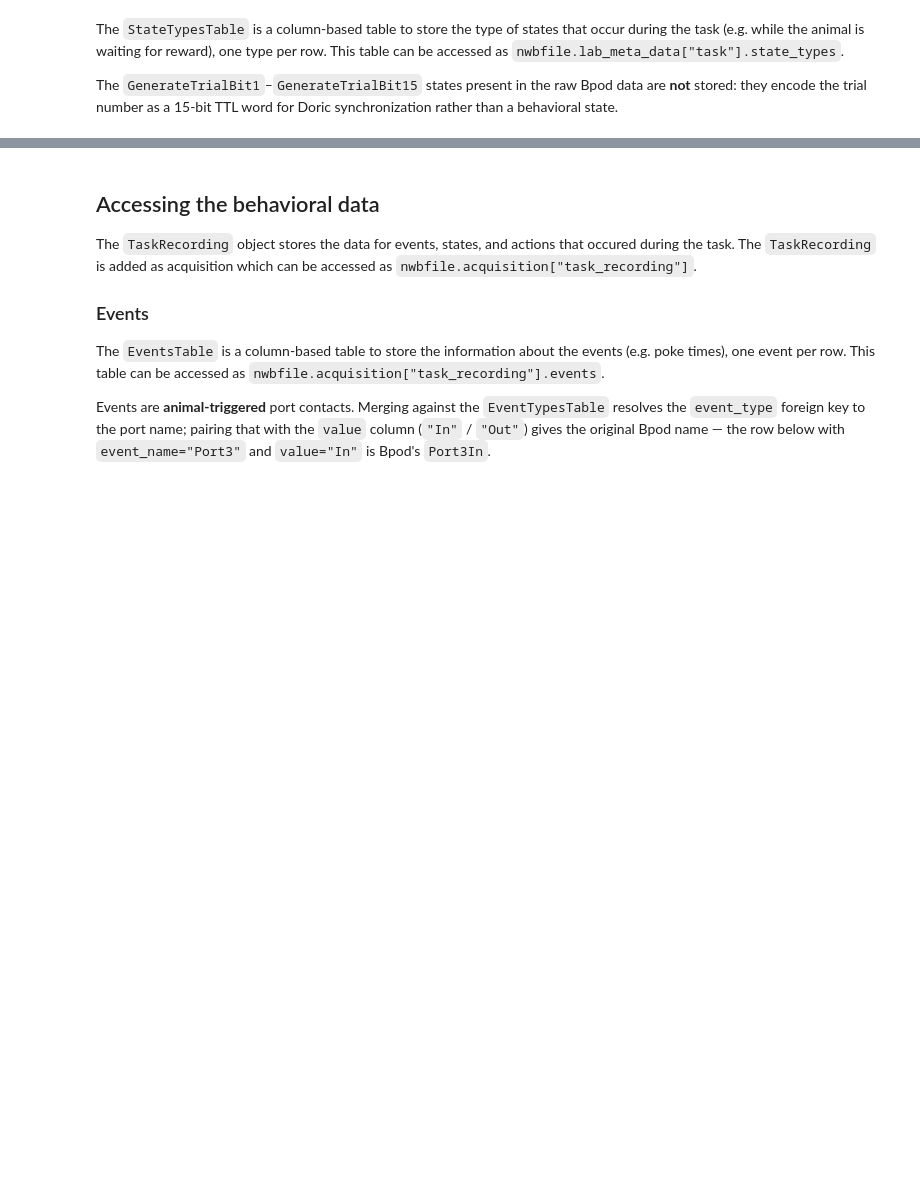
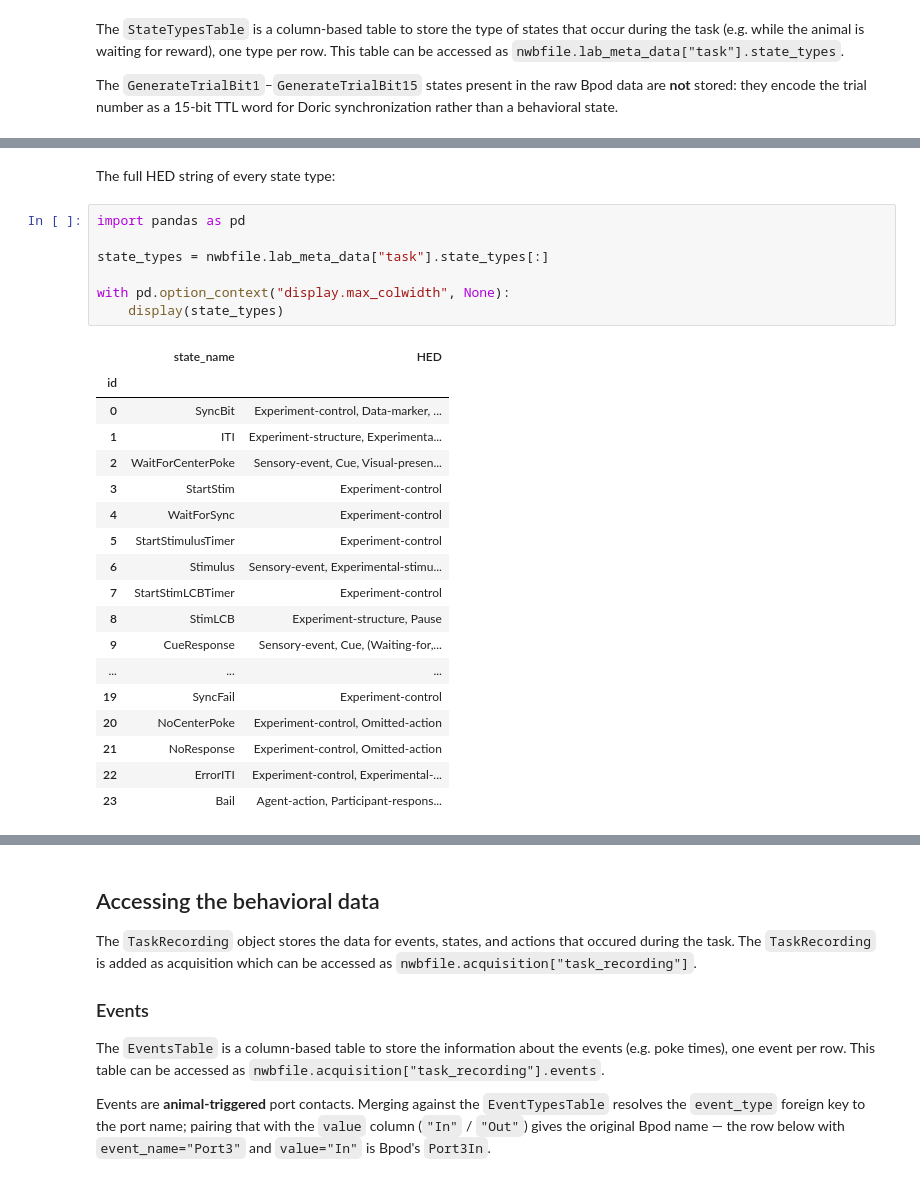
Before and after one commit to catalystneuro/hanks-lab-to-nwb, a Jupyter notebook: src/hanks_lab_to_nwb/tutorials/bpod_demo.ipynb, the cells around one changed output, grey strips where cells are left out. Drawn from its saved outputs; the diff is of its cells as text; blank space fills up the shorter version.

```diff
--- a/src/hanks_lab_to_nwb/tutorials/bpod_demo.ipynb
+++ b/src/hanks_lab_to_nwb/tutorials/bpod_demo.ipynb
@@ -120,0 +140,28 @@ nwbfile.lab_meta_data["task"].state_types[:]
+# %% [markdown]
+The full HED string of every state type:
+# %%
+import pandas as pd
+
+state_types = nwbfile.lab_meta_data["task"].state_types[:]
+
+with pd.option_context("display.max_colwidth", None):
+    display(state_types)
+# %% [output]
+|  | state_name | HED |
+| id |  |  |
+| 0 | SyncBit | Experiment-control, Data-marker, ... |
+| 1 | ITI | Experiment-structure, Experimenta... |
+| 2 | WaitForCenterPoke | Sensory-event, Cue, Visual-presen... |
+| 3 | StartStim | Experiment-control |
+| 4 | WaitForSync | Experiment-control |
+| 5 | StartStimulusTimer | Experiment-control |
+| 6 | Stimulus | Sensory-event, Experimental-stimu... |
+| 7 | StartStimLCBTimer | Experiment-control |
+| 8 | StimLCB | Experiment-structure, Pause |
+| 9 | CueResponse | Sensory-event, Cue, (Waiting-for,... |
+| ... | ... | ... |
+| 19 | SyncFail | Experiment-control |
+| 20 | NoCenterPoke | Experiment-control, Omitted-action |
+| 21 | NoResponse | Experiment-control, Omitted-action |
+| 22 | ErrorITI | Experiment-control, Experimental-... |
+| 23 | Bail | Agent-action, Participant-respons... |
```
Also changed, not shown: parts of 15 cells of this notebook.
